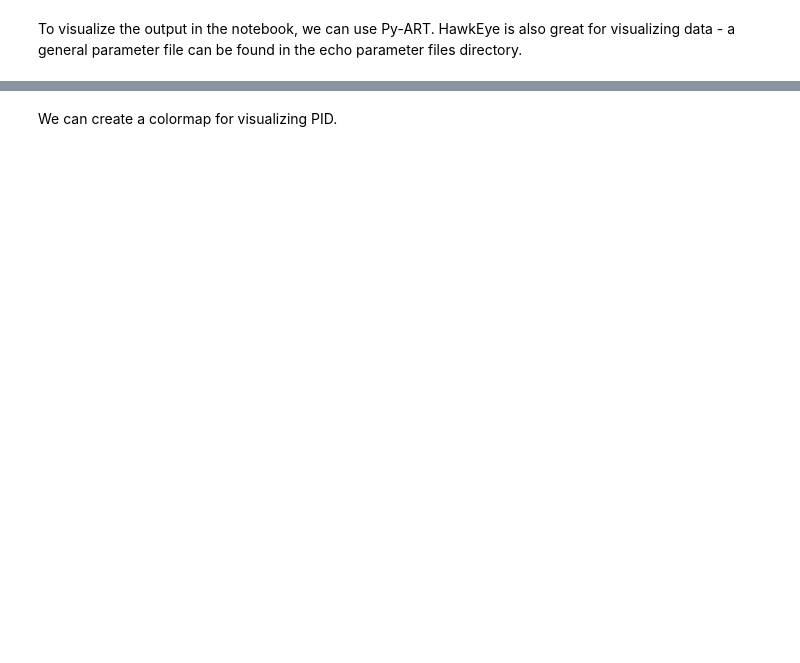
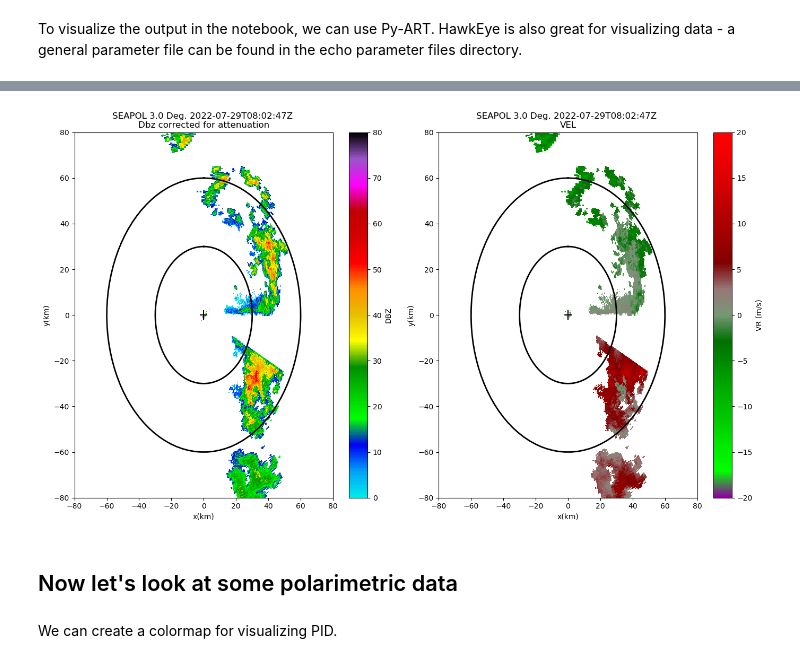
Before and after one commit to nsf-lrose/ams2023, a Jupyter notebook: notebooks/SEAPOL_RadxRate_tutorial.ipynb, the cells around one changed output, grey strips where cells are left out. Cells and saved outputs as stored; diff of their text form; code cells hidden in the pictures; blank space fills up the shorter version.

```diff
--- a/notebooks/SEAPOL_RadxRate_tutorial.ipynb
+++ b/notebooks/SEAPOL_RadxRate_tutorial.ipynb
@@ -240,5 +233,7 @@ To visualize the output in the notebook, we can use Py-ART. HawkEye is also grea
 inDir = data_dir+"/20220729/"
 file = "cfrad.20220729_080113.268_to_20220729_080615.642_SEAPOL_SUR.nc"
 #file = "cfrad.20220729_214909.013_to_20220729_215410.811_SEAPOL_SUR.nc"
-rate_seapol = pyart.io.read_cfradial(inDir+file)
-rate_seapol.info('compact')
+sur_seapol = pyart.io.read_cfradial(inDir+file)
+
+#if you want to see information that is in the file, including field names, uncomment the next line.
+#rate_seapol.info('compact')
@@ -249,0 +265,44 @@ pid_seapol.info('compact')
+# %%
+#Define some bounds for plotting the CAPPI
+
+surx_min= -80
+surx_max = 80
+sury_min = -80
+sury_max = 80
+# %%
+# Plot the low-level surviellence
+
+displayRate = pyart.graph.RadarDisplay(sur_seapol)
+figRate = plt.figure(1, (14, 8))
+
+# DBZ (input)
+
+axDbz = figRate.add_subplot(121)
+displayRate.plot_ppi('DBZ_ATTEN_CORRECTED', 4, vmin=0, vmax=80.,
+                    axislabels=("x(km)", "y(km)"),cmap='pyart_NWSRef',
+                    colorbar_label="DBZ")
+displayRate.set_limits(xlim=[surx_min,surx_max],ylim=[sury_min,sury_max])
+displayRate.plot_range_rings([30, 60])#, 150, 200, 250])
+displayRate.plot_cross_hair(2.)
+#displayRate.set_limits(xlim=(-70,70),ylim=(-70,70))
+
+# VEL(input)
+
+axDbz = figRate.add_subplot(122)
+displayRate.plot_ppi('VEL', 4, vmin=-20, vmax=20.,
+                    axislabels=("x(km)", "y(km)"),cmap='pyart_NWSVel',
+                    colorbar_label="VR (m/s)")
+displayRate.set_limits(xlim=[surx_min,surx_max],ylim=[sury_min,sury_max])
+displayRate.plot_range_rings([30, 60])#, 150, 200, 250])
+displayRate.plot_cross_hair(2.)
+#displayRate.set_limits(xlim=(-70,70),ylim=(-70,70))
+
+
+
+figRate.tight_layout()
+
+plt.show()
+# %% [output]
+[figure, added]
+# %% [markdown]
+## Now let's look at some polarimetric data
```
Also changed, not shown: parts of 20 cells of this notebook, 2 other files.
